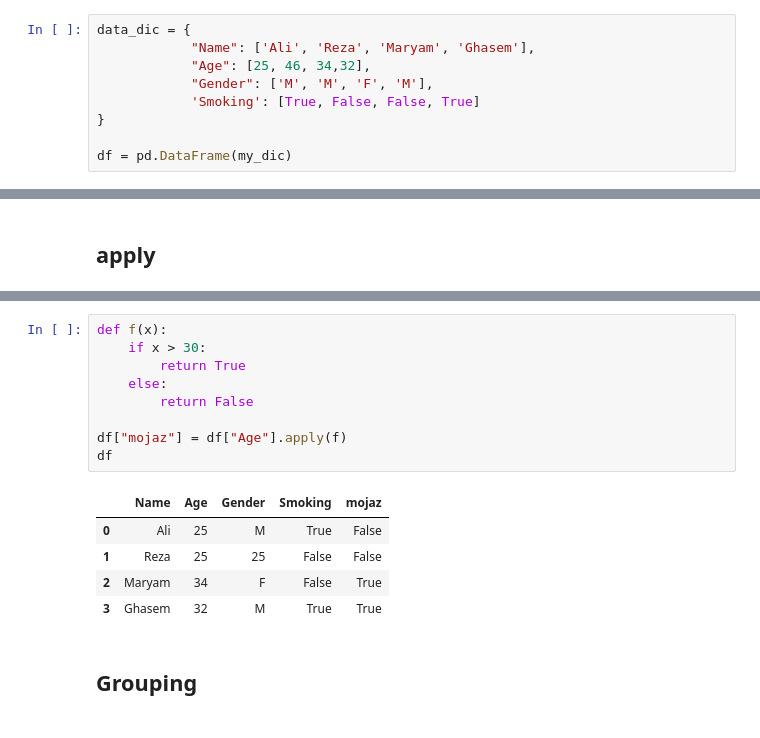
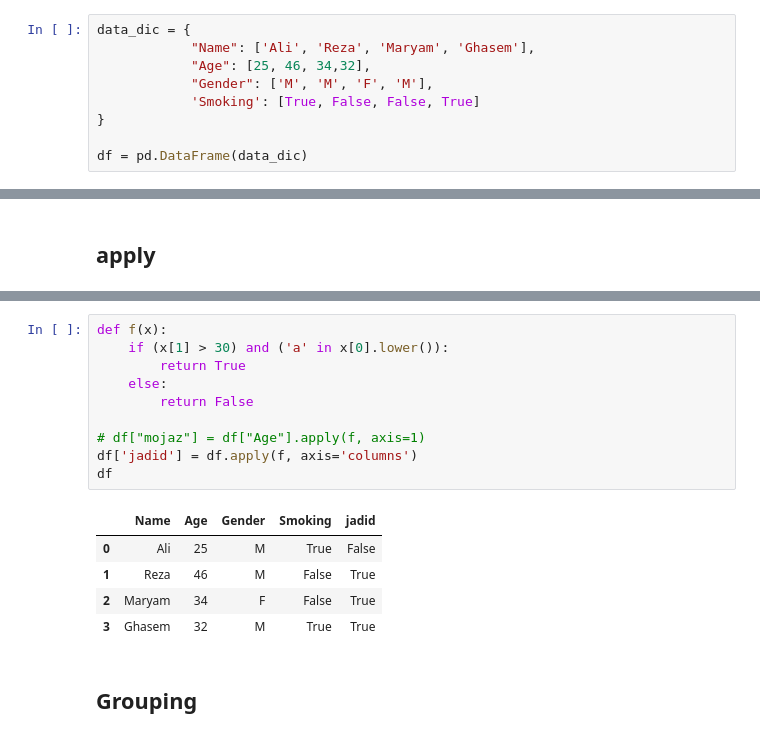
Before and after one commit to MapsaBootCamp/ML3, a Jupyter notebook: DA_LIBs/pandas_section.ipynb, the cells around one changed output, grey strips where cells are left out. Saved outputs shown, nothing was run; the diff lists cells and outputs as text.

```diff
--- a/DA_LIBs/pandas_section.ipynb
+++ b/DA_LIBs/pandas_section.ipynb
@@ -121,7 +121,7 @@ data_dic = {
             'Smoking': [True, False, False, True]
 }
 
-df = pd.DataFrame(my_dic)
+df = pd.DataFrame(data_dic)
 # %%
 df.head()
 # %% [output]
@@ -500,16 +543,17 @@ for indx in iris_df.index:
 # %%
 def f(x):
-    if x > 30:
+    if (x[1] > 30) and ('a' in x[0].lower()):
         return True
     else:
         return False
 
-df["mojaz"] = df["Age"].apply(f)
+# df["mojaz"] = df["Age"].apply(f, axis=1)
+df['jadid'] = df.apply(f, axis='columns')
 df
 # %% [output]
-|  | Name | Age | Gender | Smoking | mojaz |
+|  | Name | Age | Gender | Smoking | jadid |
 | 0 | Ali | 25 | M | True | False |
-| 1 | Reza | 25 | 25 | False | False |
+| 1 | Reza | 46 | M | False | True |
 | 2 | Maryam | 34 | F | False | True |
 | 3 | Ghasem | 32 | M | True | True |
 # %% [markdown]
```
Also changed, not shown: parts of 6 cells of this notebook.
